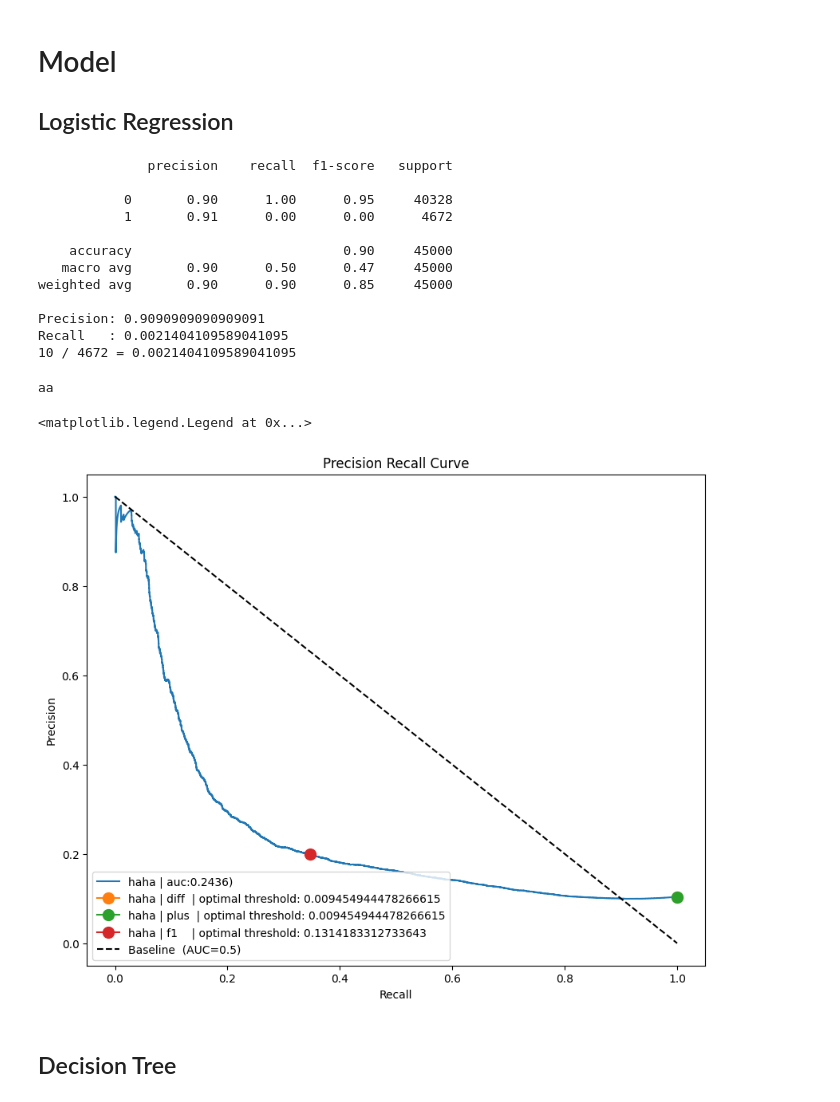
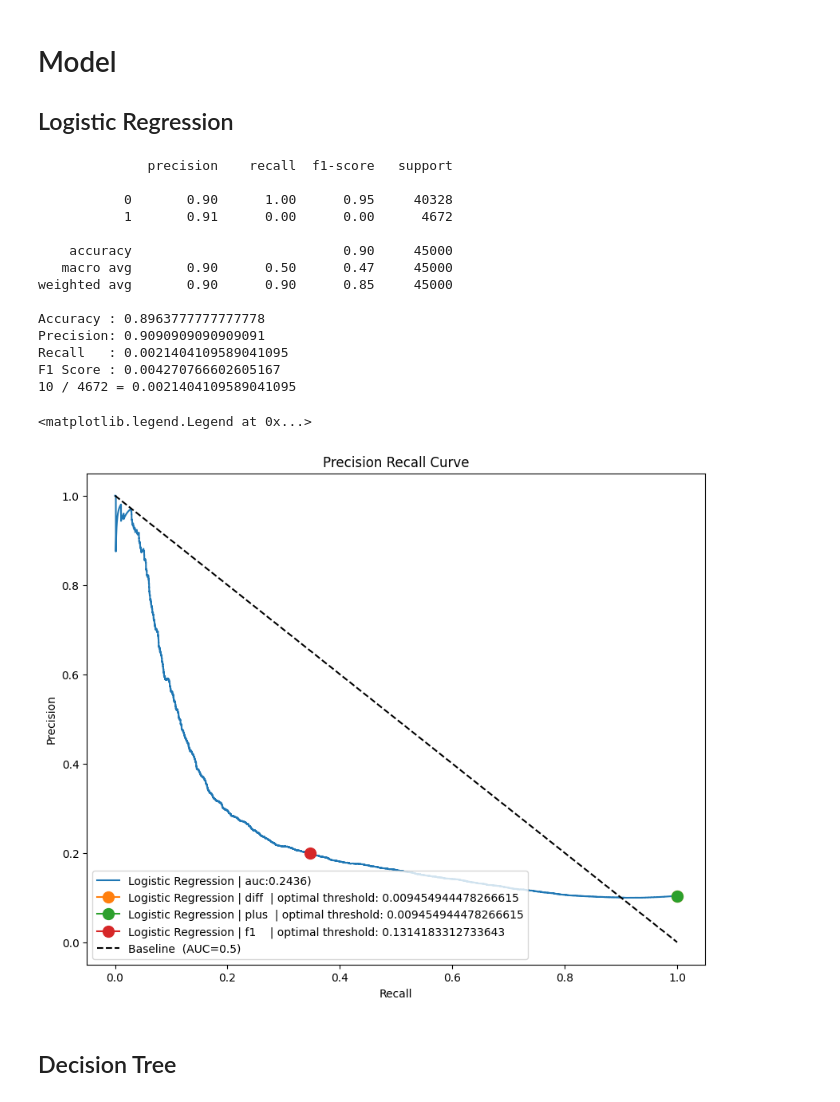
Before and after one commit to AndersonJo/machine-learning, a Jupyter notebook: 121 PrAUC Auto Optimization Model/imbalanced.ipynb, the cells around one changed output. Drawn from its saved outputs; the diff is of its cells as text; code cells hidden in the pictures.

```diff
--- a/121 PrAUC Auto Optimization Model/imbalanced.ipynb
+++ b/121 PrAUC Auto Optimization Model/imbalanced.ipynb
@@ -56,9 +67,9 @@ y_test: [40328, 4672]
 ## Logistic Regression
 # %%
 from sklearn.linear_model import LogisticRegression
-from sklearn.metrics import classification_report, precision_score, recall_score
+from sklearn.metrics import accuracy_score, classification_report, f1_score, precision_score, recall_score
 
-weight = y_test.sum() / len(y_test)
+weight = (y_test == 1).sum() / len(y_test)
 model = LogisticRegression(class_weight=(weight, 1 - weight))
 model.fit(x_train, y_train)
 
@@ -67,8 +78,10 @@ print(classification_report(y_test, y_pred))
 
 y_true_count = ((y_test == y_pred) & (y_pred != 0)).sum()
 
+print("Accuracy :", accuracy_score(y_test, y_pred))
 print("Precision:", precision_score(y_test, y_pred))
 print("Recall   :", recall_score(y_test, y_pred))
+print("F1 Score :", f1_score(y_test, y_pred))
 print(f"{y_true_count} / {sum(y_test)} = {y_true_count / sum(y_test)}")
 # %% [output]
               precision    recall  f1-score   support
@@ -80,8 +93,10 @@ print(f"{y_true_count} / {sum(y_test)} = {y_true_count / sum(y_test)}")
    macro avg       0.90      0.50      0.47     45000
 weighted avg       0.90      0.90      0.85     45000
 
+Accuracy : 0.8963777777777778
 Precision: 0.9090909090909091
 Recall   : 0.0021404109589041095
+F1 Score : 0.004270766602605167
 10 / 4672 = 0.0021404109589041095
 # %%
 from sklearn.metrics import accuracy_score, auc, f1_score, precision_recall_curve
@@ -112,38 +127,41 @@ def calculate_prauc(y_true, y_prob, plot, label, method=[]):
     plot.plot(recall, precision, label=f"{label} | auc:{auc_:.4f})")
 
     # Optimize the thesholds
+    best_threshold = None
     if "diff" in method:
-        print("aa")
         max_idx = np.argmax(recall - precision)
         max_threshold = thresholds[max_idx]
         point_optimal_threshold("diff")
+        best_threshold = max_threshold
 
     if "plus" in method:
         max_idx = np.argmax(recall + precision)
         max_threshold = thresholds[max_idx]
         point_optimal_threshold("plus")
+        best_threshold = max_threshold
 
     if "f1" in method:
         fscores = 2 * (precision * recall) / (precision + recall)
         max_idx = np.argmax(fscores)
         max_threshold = thresholds[max_idx]
         point_optimal_threshold("f1")
+        best_threshold = max_threshold
+    return best_threshold
 
 
 y_prob = model.predict_proba(x_test)[:, 1]
 
 fig, plot = plt.subplots(1, figsize=(10, 8))
-calculate_prauc(y_test, y_prob, plot, "haha", ("diff", "plus", "f1"))
+calculate_prauc(y_test, y_prob, plot, "Logistic Regression", ("diff", "plus", "f1"))
 
 plot.plot([0, 1], [1, 0], "k--", label=f"Baseline  (AUC=0.5)")
 plot.set_xlabel("Recall")
 plot.set_ylabel("Precision")
 plot.set_title(f"Precision Recall Curve")
 plot.legend(loc="lower left")
 # %% [output]
-aa
+<matplotlib.legend.Legend at 0x...>
-<matplotlib.legend.Legend at 0x...>
-[figure, old version]
+[figure, new version]
 # %% [markdown]
 ## Decision Tree
 # %%
```
Also changed, not shown: parts of 12 cells of this notebook.
